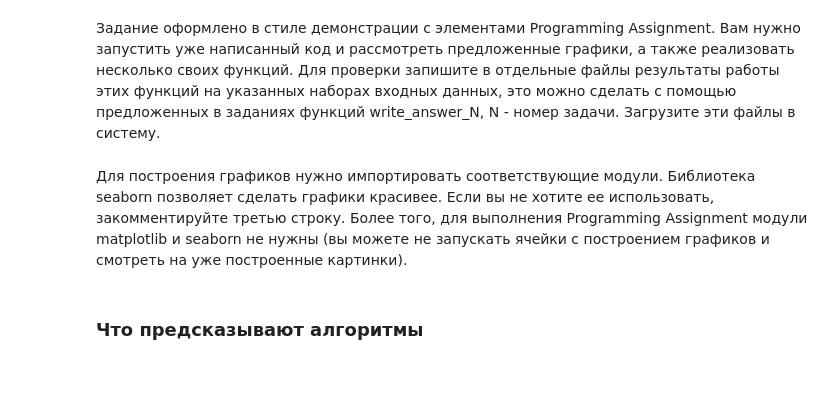
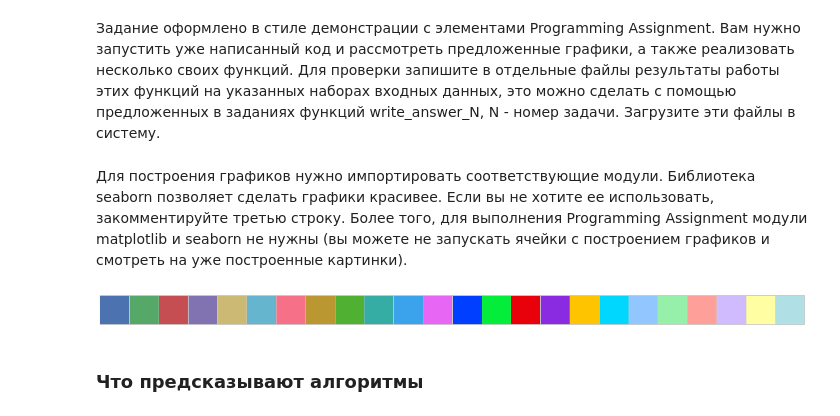
Before and after one commit to pkuderov/mlda-course, a Jupyter notebook: 02. supervised-learning/09. w2a_binary_classification_metrics.ipynb, the cells around one changed output. Cells and saved outputs as stored; diff of their text form; code cells hidden in the pictures; blank space fills up the shorter version.

```diff
--- a/02. supervised-learning/09. w2a_binary_classification_metrics.ipynb
+++ b/02. supervised-learning/09. w2a_binary_classification_metrics.ipynb
@@ -17,3 +12,20 @@ import seaborn
+# %%
+import pandas as pd
+import numpy as np
+import matplotlib as mpl
+import matplotlib.pyplot as plt
+import scipy.stats as sts
+import seaborn as sns
+
+sns.set()
+sns.set_style("whitegrid")
+
+color_palette = sns.color_palette('deep') + sns.color_palette('husl', 6) + sns.color_palette('bright') + sns.color_palette('pastel')
+
+%matplotlib inline
+sns.palplot(color_palette)
+# %% [output]
+[figure, added]
 # %% [markdown]
 ### Что предсказывают алгоритмы
 # %% [markdown]
```
Also changed, not shown: parts of 24 cells of this notebook, 4 other files.
